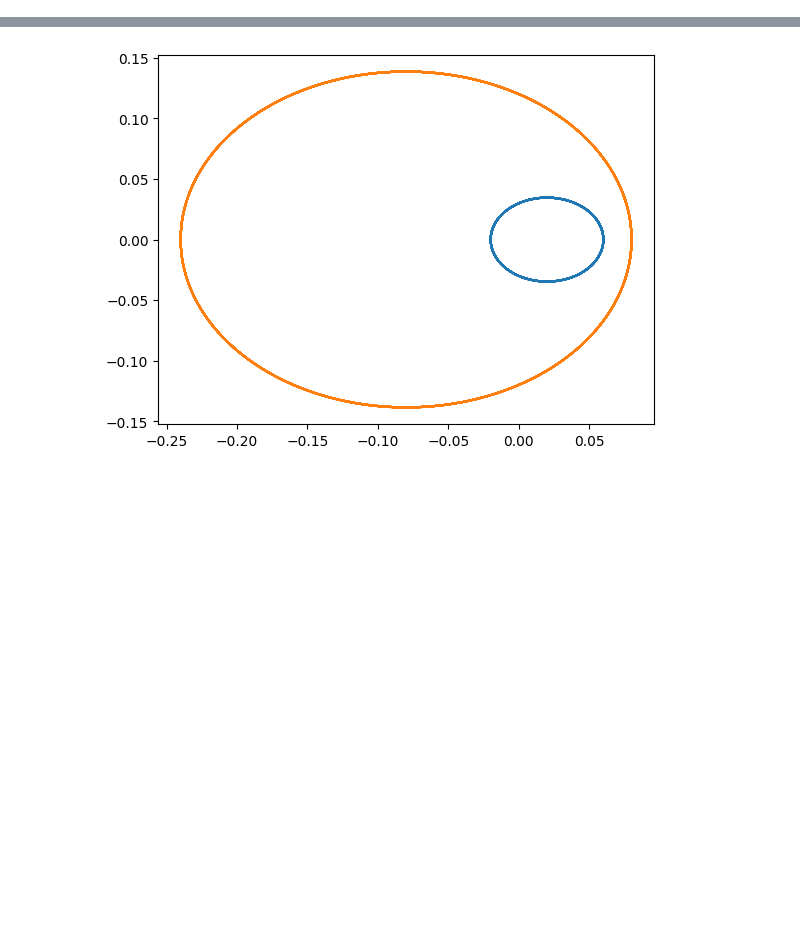
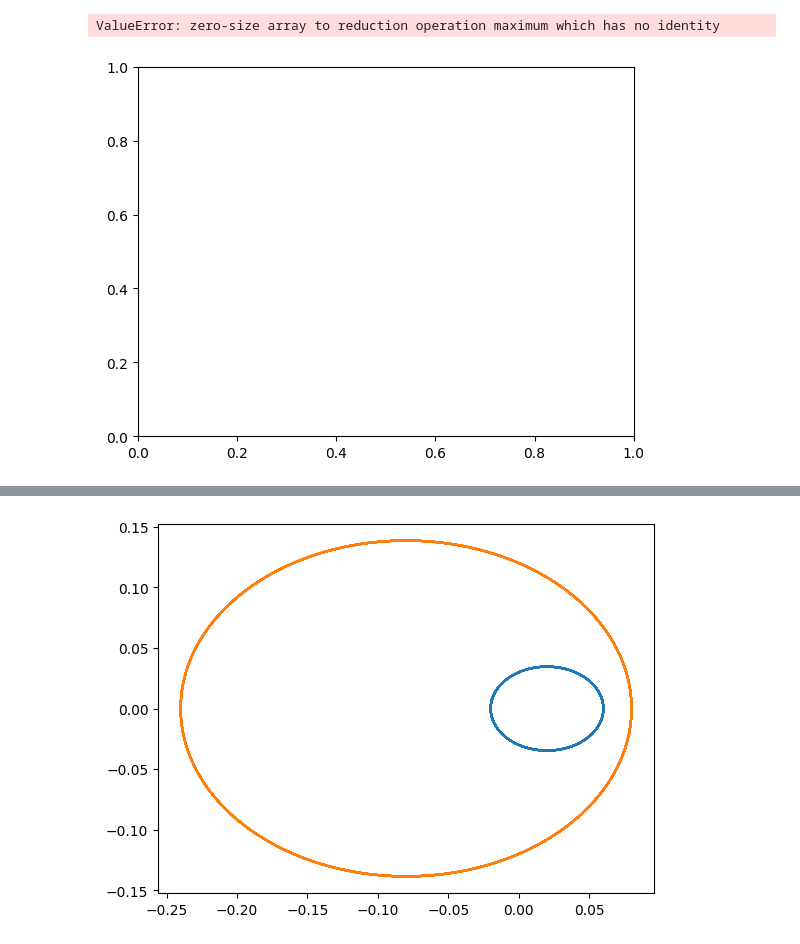
Before and after one commit to Berto70/pod_compastro23, a Jupyter notebook: Fireworks/fireworks_test/scripts/ass_3/test_files.ipynb, the cells around one changed output, grey strips where cells are left out. Cells and saved outputs as stored; diff of their text form; code cells hidden in the pictures; blank space fills up the shorter version.

```diff
--- a/Fireworks/fireworks_test/scripts/ass_3/test_files.ipynb
+++ b/Fireworks/fireworks_test/scripts/ass_3/test_files.ipynb
@@ -16,3 +18,27 @@ plt.show()
+# %%
+x = data_0001[:,5]
+y = np.abs((data_0001[:,4]-data_0001[0,4])/(data_0001[0,4]))
+
+sort = np.argsort(x)
+x = x[sort]
+y = y[sort]
+
+n_bins=26
+bin_edge = np.histogram_bin_edges(x, bins=n_bins)
+
+mean_list=[]
+max_list=[]
+x_plot = []
+ax =  plt.subplot()
+for i in range(n_bins):
+    x_plot.append(   round(bin_edge[i] + (bin_edge[i+1] - bin_edge[i])/2, 4))
+    mean_list.append(np.mean(y [(x>bin_edge[i]) & (x<bin_edge[i+1]) ]))
+    max_list.append(np.max(y [(x>bin_edge[i]) & (x<bin_edge[i+1]) ]))
+
+plt.plot(x_plot, mean_list)
+# %% [output]
+ValueError: zero-size array to reduction operation maximum which has no identity
+[figure, added]
 # %%
 x = data_0001[:,5]
 y = np.abs((data_0001[:,4]-data_0001[0,4])/(data_0001[0,4]))
```
Also changed, not shown: parts of 5 cells of this notebook.
